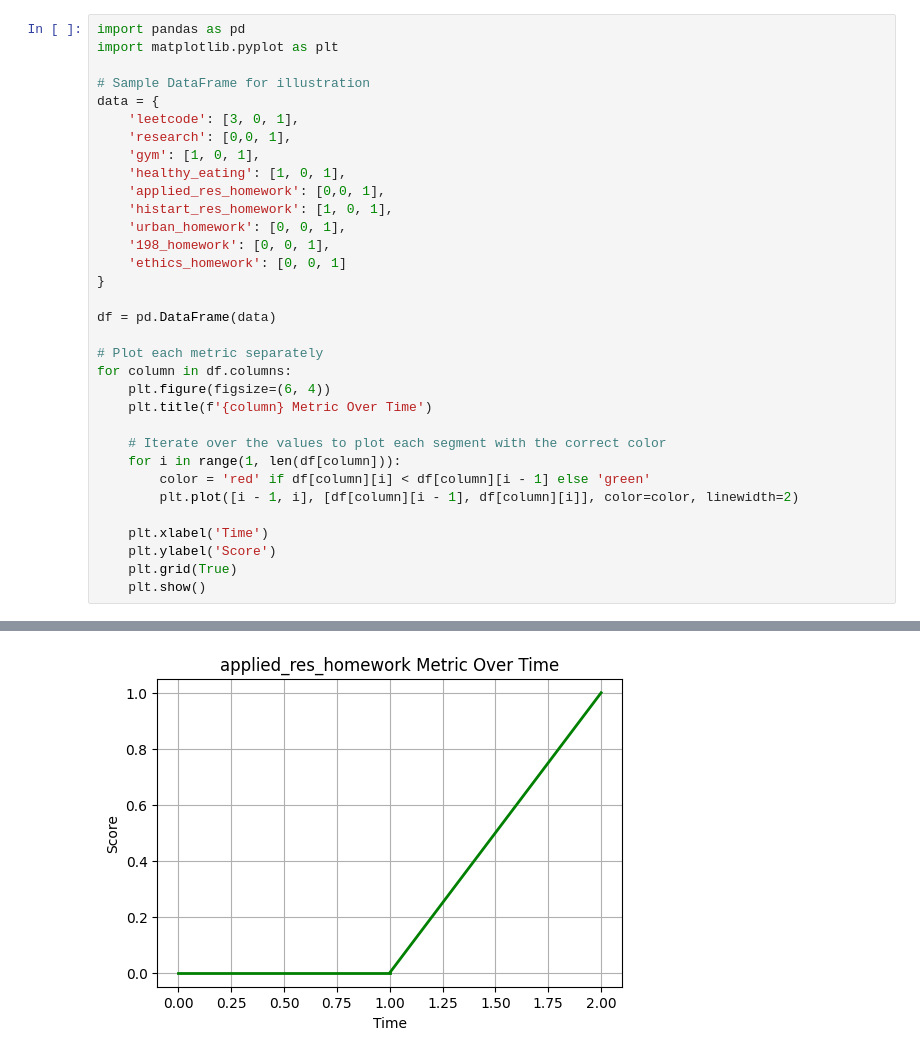
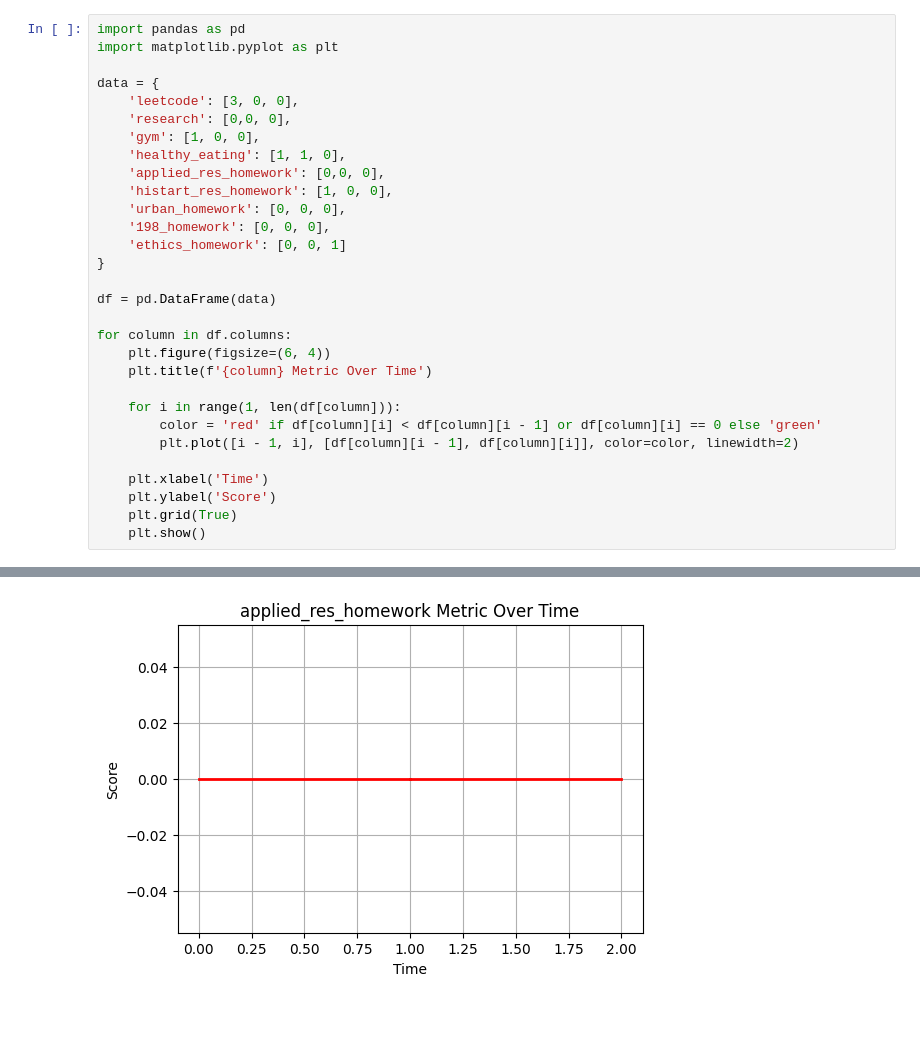
Before and after one commit to doganazcol/ProductivityTracker, a Jupyter notebook: productivity.ipynb, the cells around one changed output, grey strips where cells are left out. Drawn from its saved outputs; the diff is of its cells as text; blank space fills up the shorter version.

```diff
--- a/productivity.ipynb
+++ b/productivity.ipynb
@@ -4,29 +4,26 @@
 import pandas as pd
 import matplotlib.pyplot as plt
 
-# Sample DataFrame for illustration
 data = {
-    'leetcode': [3, 0, 1],
-    'research': [0,0, 1],
-    'gym': [1, 0, 1],
-    'healthy_eating': [1, 0, 1],
-    'applied_res_homework': [0,0, 1],
-    'histart_res_homework': [1, 0, 1],
-    'urban_homework': [0, 0, 1],
-    '198_homework': [0, 0, 1],
+    'leetcode': [3, 0, 0],
+    'research': [0,0, 0],
+    'gym': [1, 0, 0],
+    'healthy_eating': [1, 1, 0],
+    'applied_res_homework': [0,0, 0],
+    'histart_res_homework': [1, 0, 0],
+    'urban_homework': [0, 0, 0],
+    '198_homework': [0, 0, 0],
     'ethics_homework': [0, 0, 1]
 }
 
 df = pd.DataFrame(data)
 
-# Plot each metric separately
 for column in df.columns:
     plt.figure(figsize=(6, 4))
     plt.title(f'{column} Metric Over Time')
 
-    # Iterate over the values to plot each segment with the correct color
     for i in range(1, len(df[column])):
-        color = 'red' if df[column][i] < df[column][i - 1] else 'green'
+        color = 'red' if df[column][i] < df[column][i - 1] or df[column][i] == 0 else 'green'
         plt.plot([i - 1, i], [df[column][i - 1], df[column][i]], color=color, linewidth=2)
 
     plt.xlabel('Time')
@@ -41 +38 @@ for column in df.columns:
-[figure, old version]
+[figure, new version]
```
Also changed, not shown: parts of 1 cell of this notebook.
